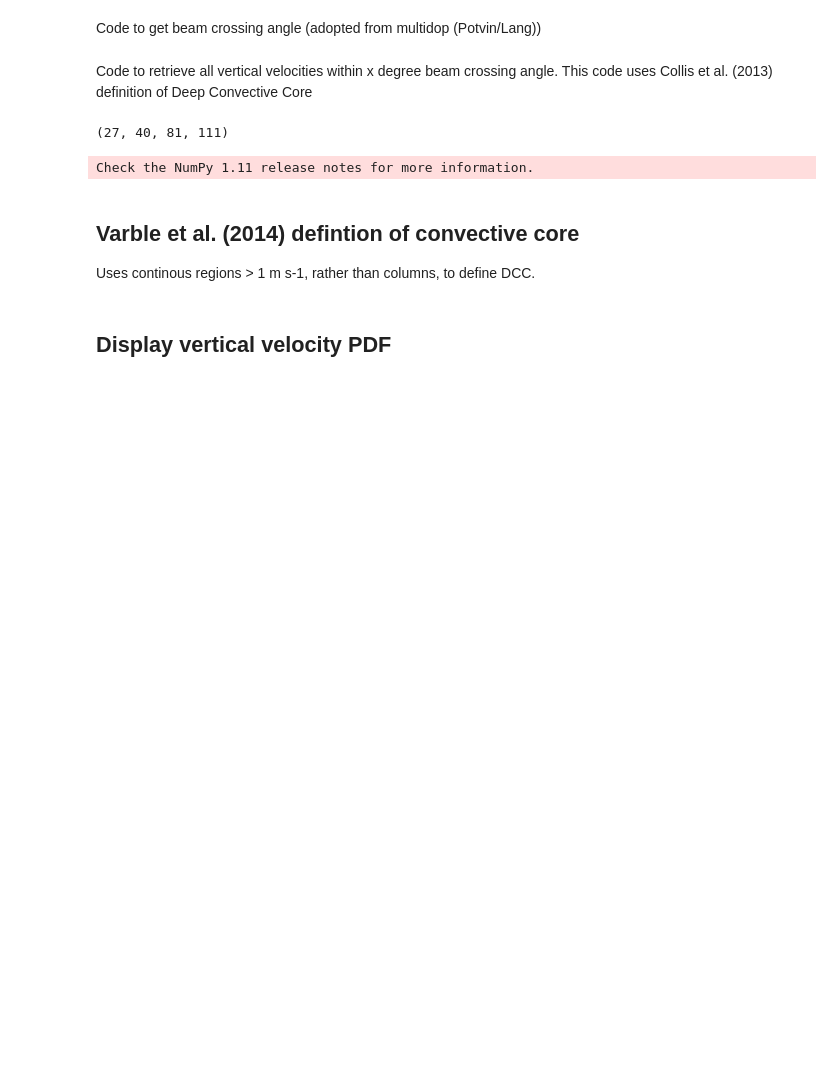
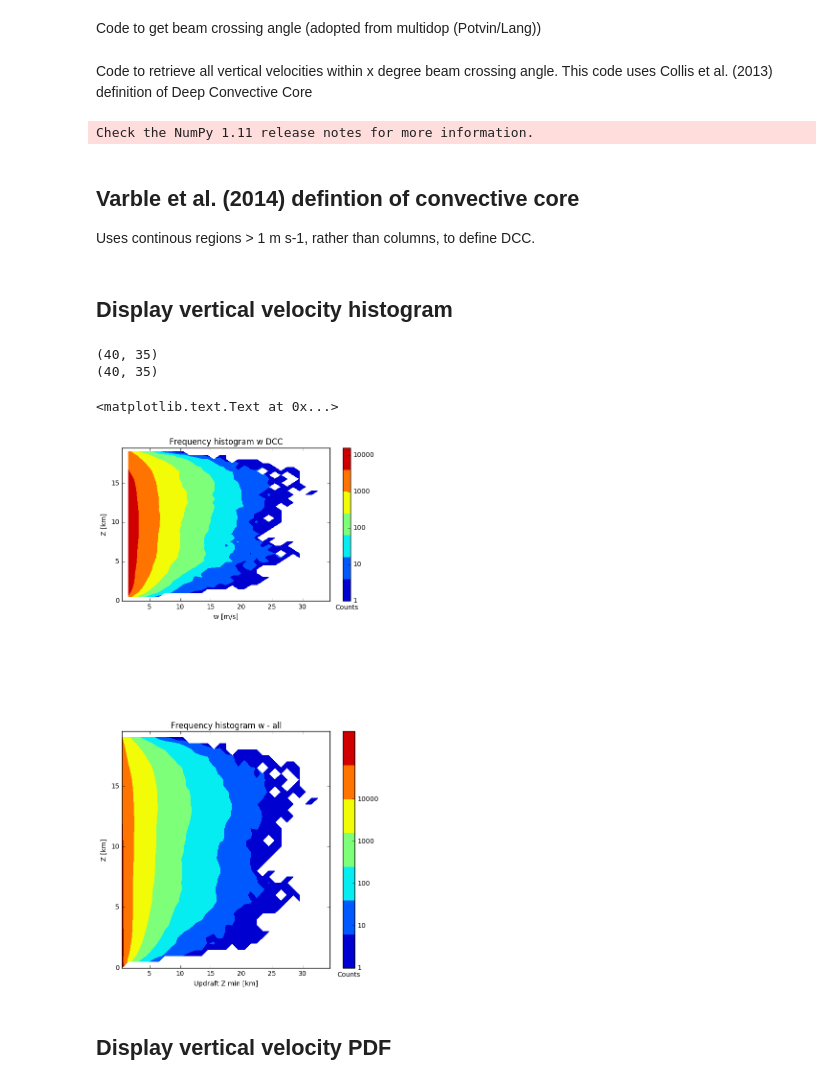
Before and after one commit to rcjackson/cmdv-rrm-anl, a Jupyter notebook: notebooks/w pdf.ipynb, the cells around one changed output. Saved outputs shown, nothing was run; the diff lists cells and outputs as text; code cells hidden in the pictures; blank space fills up the shorter version.

```diff
--- a/notebooks/w pdf.ipynb
+++ b/notebooks/w pdf.ipynb
@@ -378,20 +378,19 @@ def get_bca(grid):
 Code to retrieve all vertical velocities within x degree beam crossing angle. This code uses Collis et al. (2013) definition of Deep Convective Core
 # %%
 count = 0
+num_levels = 40
+dc = np.ma.zeros((len(times), 81, 111))
+ws = np.ma.zeros((len(times), num_levels, 81, 111))
+ws_all = np.ma.zeros((len(times), num_levels, 81, 111))
+rfs = np.ma.zeros((len(times), num_levels, 81, 111))
 
-
-dc = np.ma.zeros((len(times), 81, 111))
-ws = np.ma.zeros((len(times), 40, 81, 111))
-ws_all = np.ma.zeros((len(times), 40, 81, 111))
-rfs = np.ma.zeros((len(times), 40, 81, 111))
-print(ws.shape)
 for time in times:
     pyart_grid = get_grid_from_dda(time)
     bca = get_bca(pyart_grid)
     w = pyart_grid.fields['upward_air_velocity']['data']
     updraft_depth = np.zeros(w[0].shape)
     z = pyart_grid.fields['reflectivity']['data']
-    for levels in range(0,39):
+    for levels in range(0,num_levels-1):
         w[levels] = np.ma.masked_where(np.logical_or(np.logical_or(bca < math.pi/6,
                                                                    bca > 5*math.pi/6),
                                                      z[levels] < 1), w[levels])
@@ -400,6 +399,7 @@ for time in times:
         is_in_updraft_next = w[levels+1] > 1
         both_in_updraft = np.logical_or(np.logical_and(is_in_updraft,is_in_updraft_next),
                                         updraft_depth > 10)
+
 
         add_one = np.where(both_in_updraft)
         set_to_zero = np.where(~both_in_updraft)
@@ -413,30 +413,36 @@ for time in times:
     rfs[count] = z
     count = count + 1
 
+
 # Calculate PDF
-mean_w = np.ma.zeros(40)
-median_w = np.ma.zeros(40)
-ninety_five_w = np.ma.zeros(40)
-ninety_nine_w = np.ma.zeros(40)
+mean_w = np.ma.zeros(num_levels)
+median_w = np.ma.zeros(num_levels)
+ninety_five_w = np.ma.zeros(num_levels)
+ninety_nine_w = np.ma.zeros(num_levels)
 dims = ws.shape
+bins = np.arange(0,36,1)
 
-for levels in range(0,40):
+w_hist = np.ma.zeros((num_levels, len(bins)-1))
+
+for levels in range(0,num_levels):
     w_level = ws[:,levels,:,:]
     r_level = rfs[:,levels,:,:]
     for i in range(0, dims[0]):
-        w_level[i,:,:] = np.ma.masked_where(np.logical_or(dc[i,:,:] < 10, r_level[i,:,:] < 1)
-                                            ,w_level[i,:,:])
+        w_level[i,:,:] = np.ma.masked_where(np.logical_or(dc[i,:,:] < 10,
+                                                          r_level[i,:,:] < 1),
+                                                          w_level[i,:,:])
 
     ws_in_core = w_level[~w_level.mask]
     mean_w[levels] = np.ma.mean(ws_in_core)
     median_w[levels] = np.ma.median(ws_in_core)
+    counts, bins = np.histogram(ws_in_core, bins=bins)
+    w_hist[levels] = counts
 
     if(len(ws_in_core) > 0):
-        ninety_five_w[levels] = np.percentile(ws_in_core, 95)
+        ninety_five_w[levels] = np.percentile(ws_in_core, 90)
         ninety_nine_w[levels] = np.percentile(ws_in_core, 99)
     else:
         ninety_five_w[levels] = float('nan')
         ninety_nine_w[levels] = float('nan')
 # %% [output]
-(27, 40, 81, 111)
+Check the NumPy 1.11 release notes for more information.
-Check the NumPy 1.11 release notes for more information.
@@ -530,3 +599,39 @@ for levels in range(0,40):
+# %% [markdown]
+## Display vertical velocity histogram
+# %%
+Y = np.arange(0,20,0.5)
+X = (bins[1:]+bins[0:-1])/2
+
+XX, YY = np.meshgrid(X,Y)
+plt.figure(figsize=(7,14))
+plt.subplot(311)
+
+print(w_hist.shape)
+plt.contourf(XX, YY, np.log10(w_hist))
+ax = plt.colorbar(ticks=[0,1,2,3,4])
+ax.ax.set_yticklabels(['1', '10', '100', '1000', '10000'])
+ax.ax.set_xlabel('Counts')
+plt.xlabel('w [m/s]')
+plt.ylabel('Z [km]')
+plt.title('Frequency histogram w DCC')
+
+
+plt.subplot(212)
+X = (bins[1:]+bins[0:-1])/2
+XX, YY = np.meshgrid(X,Y)
+print(w_hist.shape)
+plt.contourf(XX, YY, np.log10(w_hist_all))
+ax = plt.colorbar(ticks=[0,1,2,3,4])
+ax.ax.set_yticklabels(['1', '10', '100', '1000', '10000'])
+ax.ax.set_xlabel('Counts')
+plt.xlabel('Updraft Z min [km]')
+plt.ylabel('Z [km]')
+plt.title('Frequency histogram w - all')
+# %% [output]
+(40, 35)
+(40, 35)
+<matplotlib.text.Text at 0x...>
+[figure, added]
 # %% [markdown]
 ## Display vertical velocity PDF
 # %%
```
Also changed, not shown: parts of 3 cells of this notebook.
